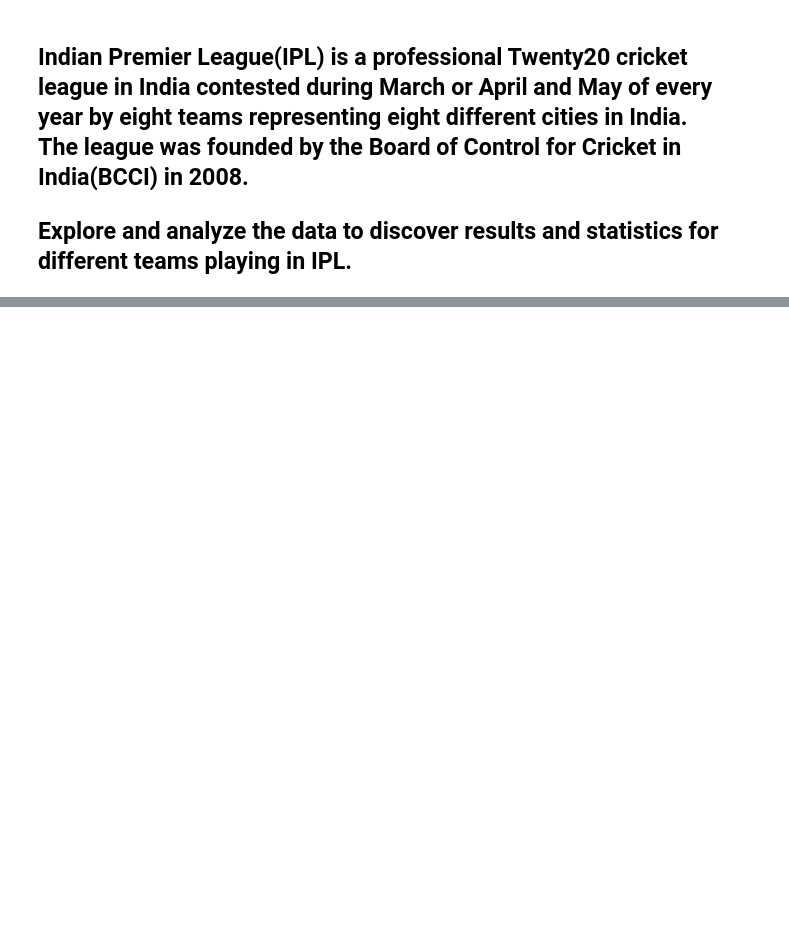
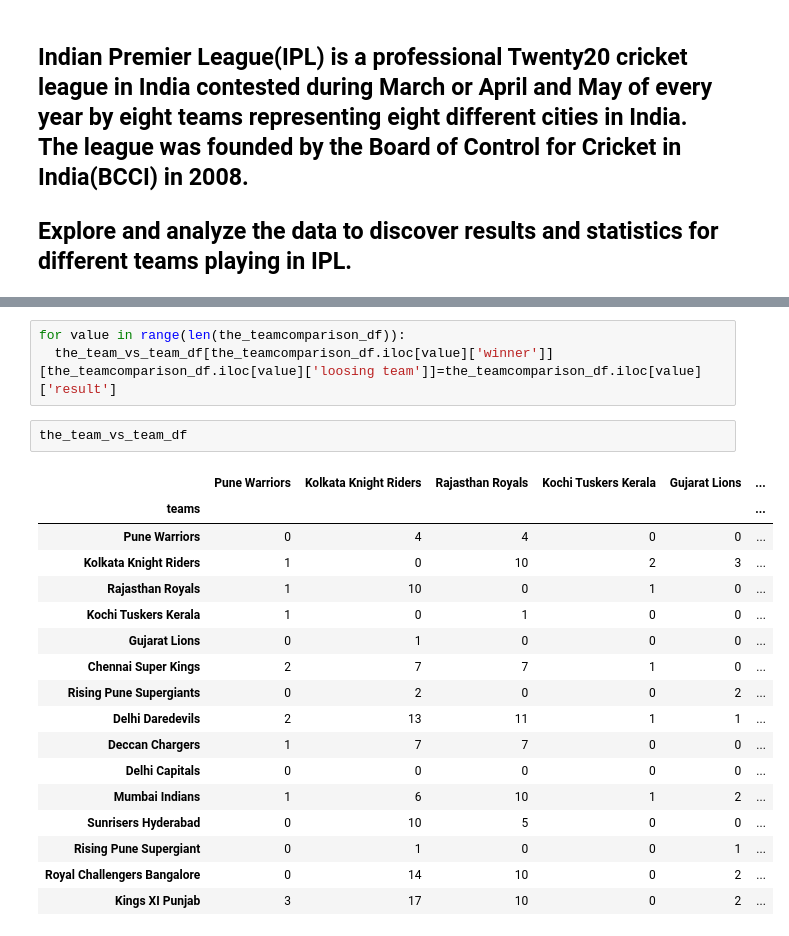
Before and after one commit to Pradip240/IPL-T20-Cricket-Analysis, a Jupyter notebook: Vridhi_IPL_T20_Cricket_Analysis_Capstone_Project.ipynb, the cells around one changed output, grey strips where cells are left out. Drawn from its saved outputs; the diff is of its cells as text; blank space fills up the shorter version.

```diff
--- a/Vridhi_IPL_T20_Cricket_Analysis_Capstone_Project.ipynb
+++ b/Vridhi_IPL_T20_Cricket_Analysis_Capstone_Project.ipynb
@@ -36,0 +171,23 @@ Expectations at the end of the project:
+# %%
+for value in range(len(the_teamcomparison_df)):
+  the_team_vs_team_df[the_teamcomparison_df.iloc[value]['winner']][the_teamcomparison_df.iloc[value]['loosing team']]=the_teamcomparison_df.iloc[value]['result']
+# %%
+the_team_vs_team_df
+# %% [output]
+|  | Pune Warriors | Kolkata Knight Riders | Rajasthan Royals | Kochi Tuskers Kerala | Gujarat Lions | ... |
+| teams |  |  |  |  |  | ... |
+| Pune Warriors | 0 | 4 | 4 | 0 | 0 | ... |
+| Kolkata Knight Riders | 1 | 0 | 10 | 2 | 3 | ... |
+| Rajasthan Royals | 1 | 10 | 0 | 1 | 0 | ... |
+| Kochi Tuskers Kerala | 1 | 0 | 1 | 0 | 0 | ... |
+| Gujarat Lions | 0 | 1 | 0 | 0 | 0 | ... |
+| Chennai Super Kings | 2 | 7 | 7 | 1 | 0 | ... |
+| Rising Pune Supergiants | 0 | 2 | 0 | 0 | 2 | ... |
+| Delhi Daredevils | 2 | 13 | 11 | 1 | 1 | ... |
+| Deccan Chargers | 1 | 7 | 7 | 0 | 0 | ... |
+| Delhi Capitals | 0 | 0 | 0 | 0 | 0 | ... |
+| Mumbai Indians | 1 | 6 | 10 | 1 | 2 | ... |
+| Sunrisers Hyderabad | 0 | 10 | 5 | 0 | 0 | ... |
+| Rising Pune Supergiant | 0 | 1 | 0 | 0 | 1 | ... |
+| Royal Challengers Bangalore | 0 | 14 | 10 | 0 | 2 | ... |
+| Kings XI Punjab | 3 | 17 | 10 | 0 | 2 | ... |
```
Also changed, not shown: parts of 16 cells of this notebook.
